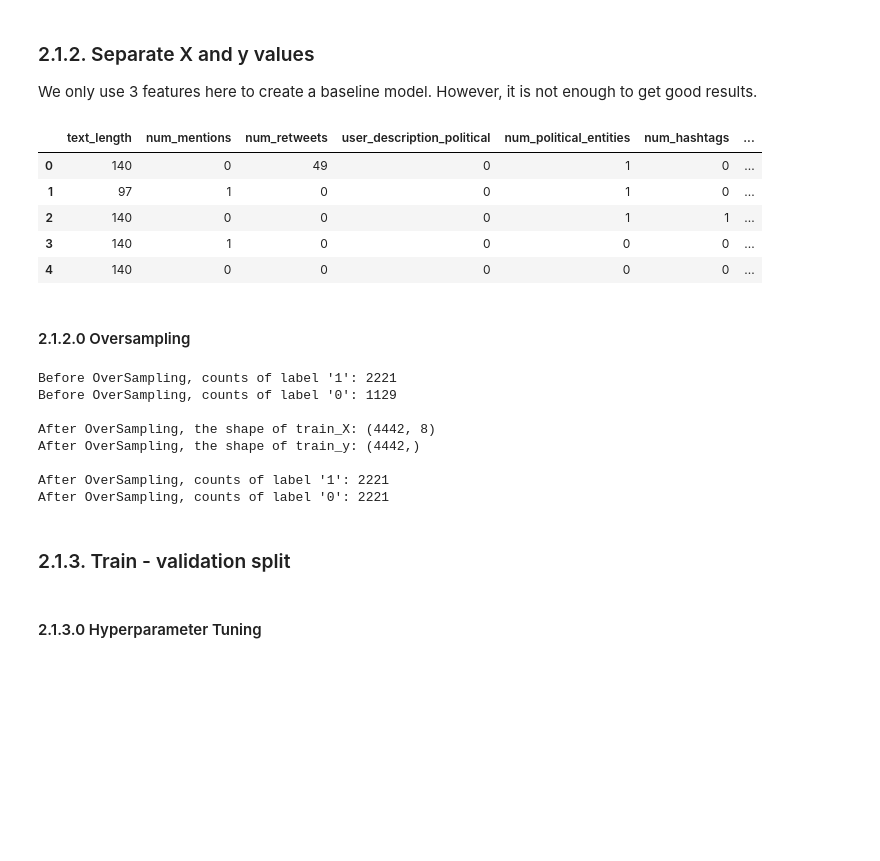
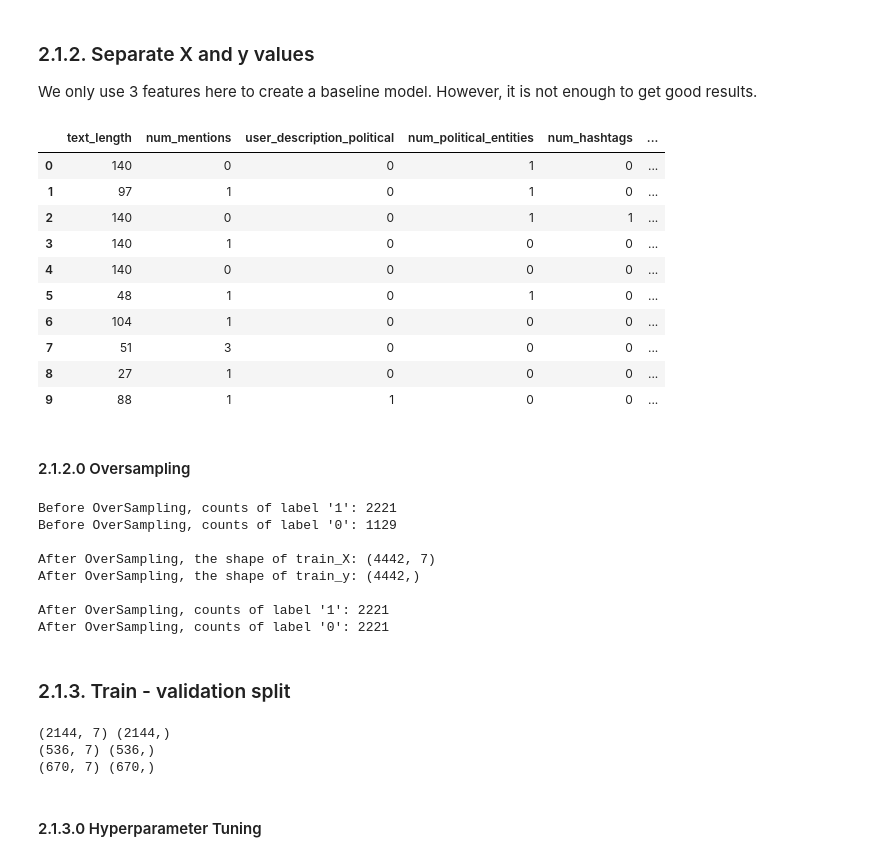
Before and after one commit to gorkemyar/Bot-or-Political-Project, a Jupyter notebook: proje.ipynb, the cells around one changed output. Saved outputs shown, nothing was run; the diff lists cells and outputs as text; code cells hidden in the pictures; blank space fills up the shorter version.

```diff
--- a/proje.ipynb
+++ b/proje.ipynb
@@ -698,20 +696,23 @@ dfPoliticalAll_train.head(30)
 ### 2.1.2. Separate X and y values
 We only use 3 features here to create a baseline model. However, it is not enough to get good results.
 # %%
-X = dfPoliticalAll_train[['text_length','num_mentions',
-                          'num_retweets',
-                        'user_description_political','num_political_entities'
+X = dfPoliticalAll_train[['text_length','num_mentions', 'user_description_political','num_political_entities'
                         ,'num_hashtags',  'total_interactions', 'name_numeric_character_count']]
 y = dfPoliticalAll_train['isPolitical'].apply(lambda x: 1 if x=='Yes' else 0)
 
-X.head()
+X.head(10)
 # %% [output]
-|  | text_length | num_mentions | num_retweets | user_description_political | num_political_entities | num_hashtags | ... |
-| 0 | 140 | 0 | 49 | 0 | 1 | 0 | ... |
-| 1 | 97 | 1 | 0 | 0 | 1 | 0 | ... |
-| 2 | 140 | 0 | 0 | 0 | 1 | 1 | ... |
-| 3 | 140 | 1 | 0 | 0 | 0 | 0 | ... |
-| 4 | 140 | 0 | 0 | 0 | 0 | 0 | ... |
+|  | text_length | num_mentions | user_description_political | num_political_entities | num_hashtags | ... |
+| 0 | 140 | 0 | 0 | 1 | 0 | ... |
+| 1 | 97 | 1 | 0 | 1 | 0 | ... |
+| 2 | 140 | 0 | 0 | 1 | 1 | ... |
+| 3 | 140 | 1 | 0 | 0 | 0 | ... |
+| 4 | 140 | 0 | 0 | 0 | 0 | ... |
+| 5 | 48 | 1 | 0 | 1 | 0 | ... |
+| 6 | 104 | 1 | 0 | 0 | 0 | ... |
+| 7 | 51 | 3 | 0 | 0 | 0 | ... |
+| 8 | 27 | 1 | 0 | 0 | 0 | ... |
+| 9 | 88 | 1 | 1 | 0 | 0 | ... |
 # %% [markdown]
 #### 2.1.2.0 Oversampling
 # %%
@@ -733,7 +734,7 @@ print("After OverSampling, counts of label '0': {}".format(sum(y_res == 0)))
 Before OverSampling, counts of label '1': 2221
 Before OverSampling, counts of label '0': 1129
 
-After OverSampling, the shape of train_X: (4442, 8)
+After OverSampling, the shape of train_X: (4442, 7)
 After OverSampling, the shape of train_y: (4442,)
 
 After OverSampling, counts of label '1': 2221
@@ -747,3 +749,11 @@ X_train, X_valid, y_train, y_valid = train_test_split(X_res, y_res, test_size=0.
+# %%
+print(X_train.shape, y_train.shape)
+print(X_test.shape, y_test.shape)
+print(X_valid.shape, y_valid.shape)
+# %% [output]
+(2144, 7) (2144,)
+(536, 7) (536,)
+(670, 7) (670,)
 # %% [markdown]
 #### 2.1.3.0 Hyperparameter Tuning
 # %%
```
Also changed, not shown: parts of 24 cells of this notebook.
